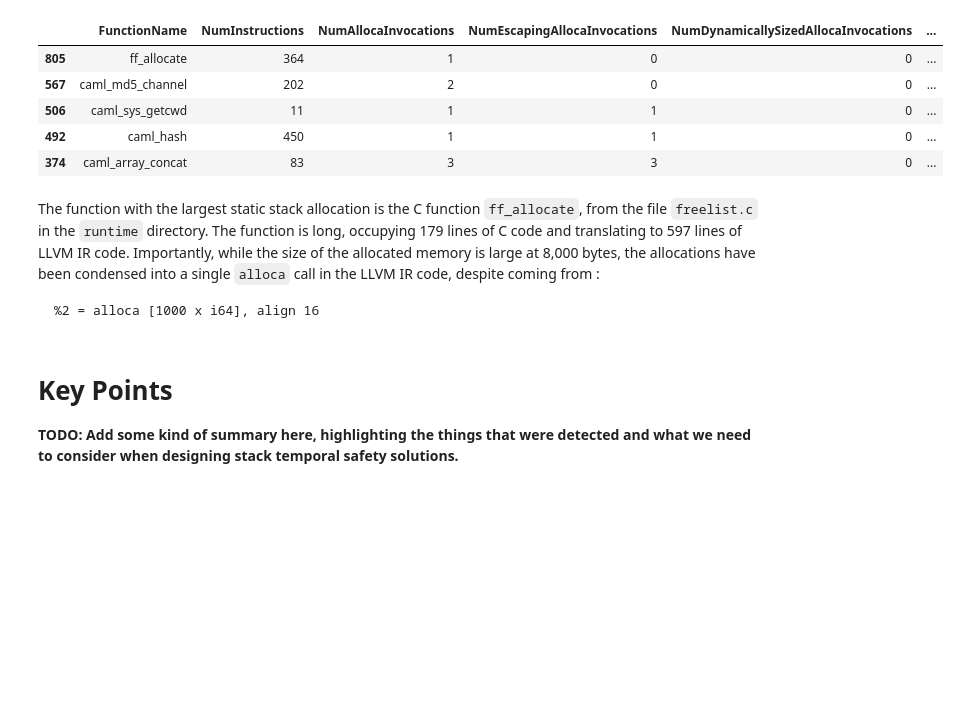
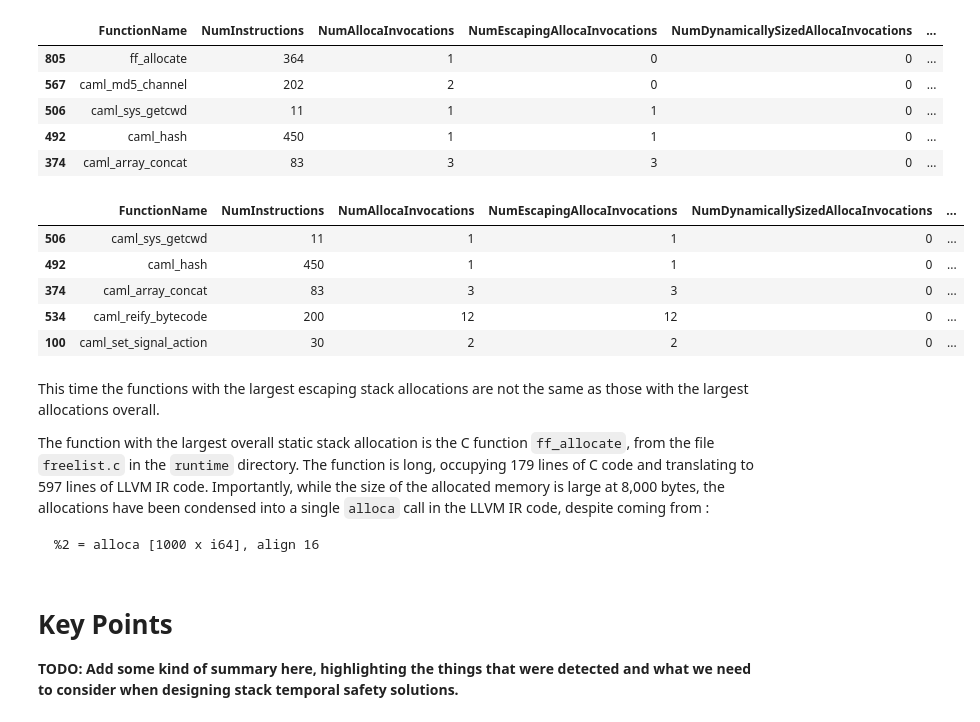
Before and after one commit to bencole12345/StackUsageSurveyWorkbooks, a Jupyter notebook: Static Stack Usage Survey.ipynb, the cells around one changed output. Cells and saved outputs as stored; diff of their text form; code cells hidden in the pictures; blank space fills up the shorter version.

````diff
--- a/Static Stack Usage Survey.ipynb
+++ b/Static Stack Usage Survey.ipynb
@@ -281,9 +317,19 @@ ocamlrun_data.nlargest(5, 'TotalStaticallyAllocatedStackMemory')
 | 506 | caml_sys_getcwd | 11 | 1 | 1 | 0 | ... |
 | 492 | caml_hash | 450 | 1 | 1 | 0 | ... |
 | 374 | caml_array_concat | 83 | 3 | 3 | 0 | ... |
+# %%
+ocamlrun_data.nlargest(5, "TotalStaticallyAllocatedEscapingStackMemory")
+# %% [output]
+|  | FunctionName | NumInstructions | NumAllocaInvocations | NumEscapingAllocaInvocations | NumDynamicallySizedAllocaInvocations | ... |
+| 506 | caml_sys_getcwd | 11 | 1 | 1 | 0 | ... |
+| 492 | caml_hash | 450 | 1 | 1 | 0 | ... |
+| 374 | caml_array_concat | 83 | 3 | 3 | 0 | ... |
+| 534 | caml_reify_bytecode | 200 | 12 | 12 | 0 | ... |
+| 100 | caml_set_signal_action | 30 | 2 | 2 | 0 | ... |
 # %% [markdown]
+This time the functions with the largest escaping stack allocations are not the same as those with the largest allocations overall.
 
-The function with the largest static stack allocation is the C function `ff_allocate`, from the file `freelist.c` in the `runtime` directory. The function is long, occupying 179 lines of C code and translating to 597 lines of LLVM IR code. Importantly, while the size of the allocated memory is large at 8,000 bytes, the allocations have been condensed into a single `alloca` call in the LLVM IR code, despite coming from :
+The function with the largest overall static stack allocation is the C function `ff_allocate`, from the file `freelist.c` in the `runtime` directory. The function is long, occupying 179 lines of C code and translating to 597 lines of LLVM IR code. Importantly, while the size of the allocated memory is large at 8,000 bytes, the allocations have been condensed into a single `alloca` call in the LLVM IR code, despite coming from :
 
 ```
 %2 = alloca [1000 x i64], align 16
````
Also changed, not shown: parts of 20 cells of this notebook.
